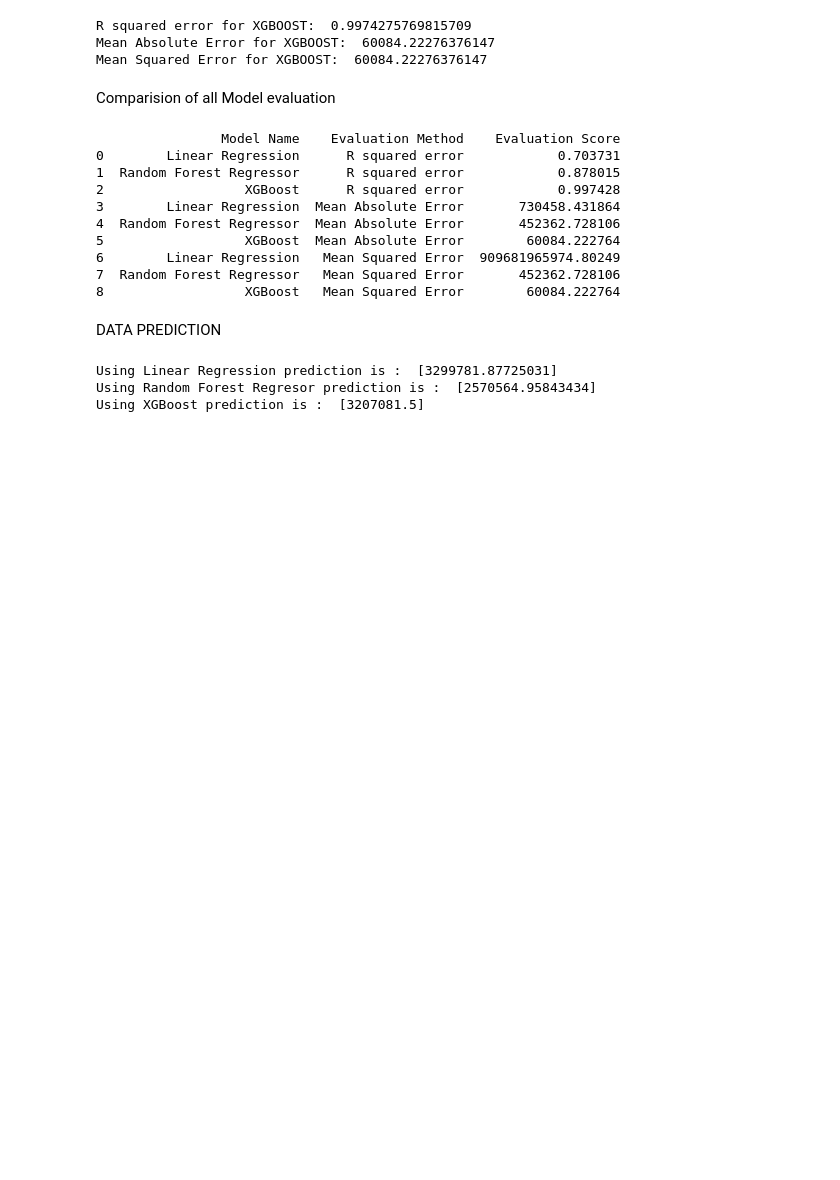
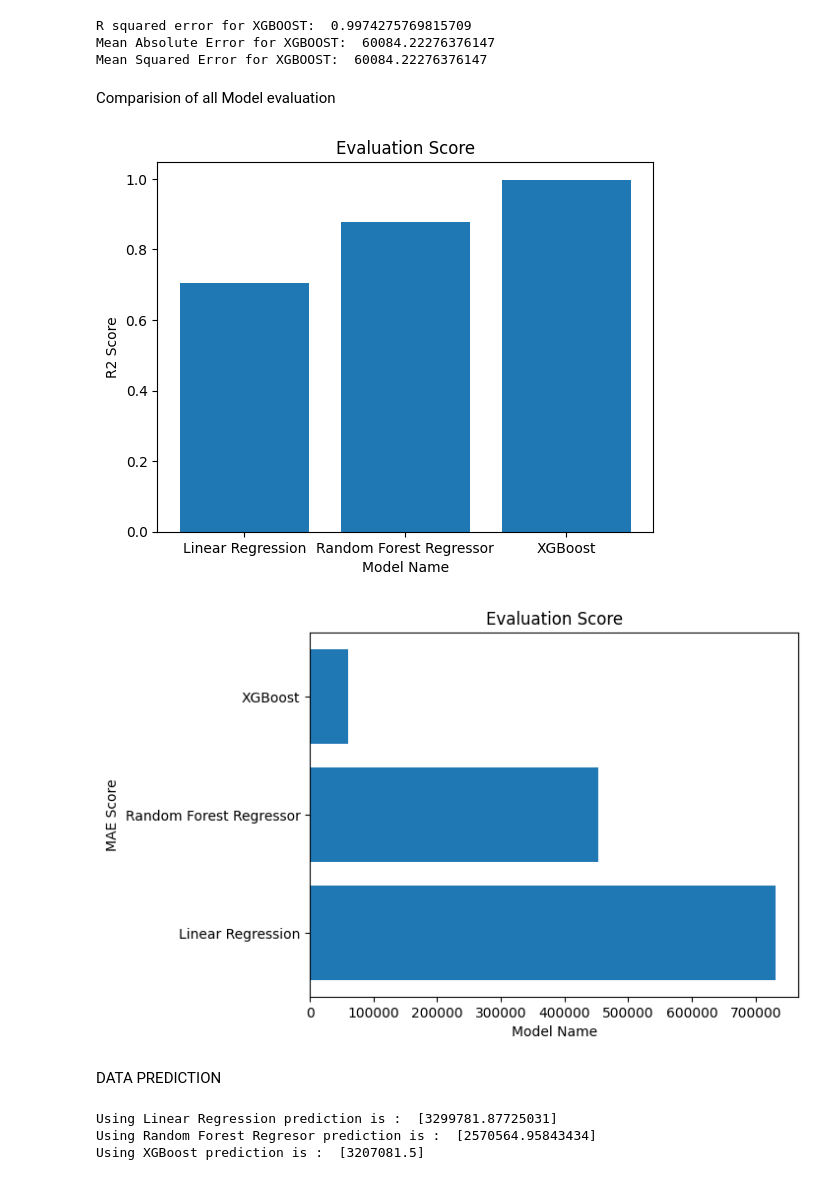
Before and after one commit to jash0803/Property_Acquisition_Cost_Predictor, a Jupyter notebook: Property Acquisition Cost Predictor.ipynb, the cells around one changed output. Drawn from its saved outputs; the diff is of its cells as text; code cells hidden in the pictures; blank space fills up the shorter version.

```diff
--- a/Property Acquisition Cost Predictor.ipynb
+++ b/Property Acquisition Cost Predictor.ipynb
@@ -249,23 +283,26 @@ Mean Absolute Error for XGBOOST:  60084.22276376147
 Mean Squared Error for XGBOOST:  60084.22276376147
 # %% [markdown]
 Comparision of all Model evaluation
-# %%
-eval = pd.DataFrame([['Linear Regression', 'R squared error', f'{score_model1_1:.6f}'],['Random Forest Regressor', 'R squared error', score_model2_1], ['XGBoost', 'R squared error', score_model3_1],
-                     ['Linear Regression', 'Mean Absolute Error', score_model1_2], ['Random Forest Regressor', 'Mean Absolute Error', score_model2_2],['XGBoost', 'Mean Absolute Error', score_model3_2],
-                   ['Linear Regression', 'Mean Squared Error', score_model1_3],  ['Random Forest Regressor', 'Mean Squared Error', score_model2_3],  ['XGBoost', 'Mean Squared Error', score_model3_3]],
-                   columns=['Model Name', 'Evaluation Method', 'Evaluation Score'])
-print(eval)
-# %% [output]
-                Model Name    Evaluation Method    Evaluation Score
-0        Linear Regression      R squared error            0.703731
-1  Random Forest Regressor      R squared error            0.878015
-2                  XGBoost      R squared error            0.997428
-3        Linear Regression  Mean Absolute Error       730458.431864
-4  Random Forest Regressor  Mean Absolute Error       452362.728106
-5                  XGBoost  Mean Absolute Error        60084.222764
-6        Linear Regression   Mean Squared Error  909681965974.80249
-7  Random Forest Regressor   Mean Squared Error       452362.728106
-8                  XGBoost   Mean Squared Error        60084.222764
+# %%
+modelname = ['Linear Regression','Random Forest Regressor','XGBoost']
+scoreforR2 = [score_model1_1,score_model2_1, score_model3_1]
+scoreforMAE = [score_model1_2,score_model2_2, score_model3_2]
+scoreforMSE = [score_model1_3,score_model2_3, score_model3_3]
+
+plt.bar(modelname,scoreforR2)
+plt.xlabel('Model Name')
+plt.ylabel('R2 Score')
+plt.title('Evaluation Score')
+plt.show()
+
+plt.barh(modelname,scoreforMAE)
+plt.xlabel('Model Name')
+plt.ylabel('MAE Score')
+plt.title('Evaluation Score')
+plt.show()
+# %% [output]
+[figure, added]
+[figure, added]
 # %% [markdown]
 DATA PREDICTION
 # %%
```
Also changed, not shown: parts of 3 cells of this notebook.
